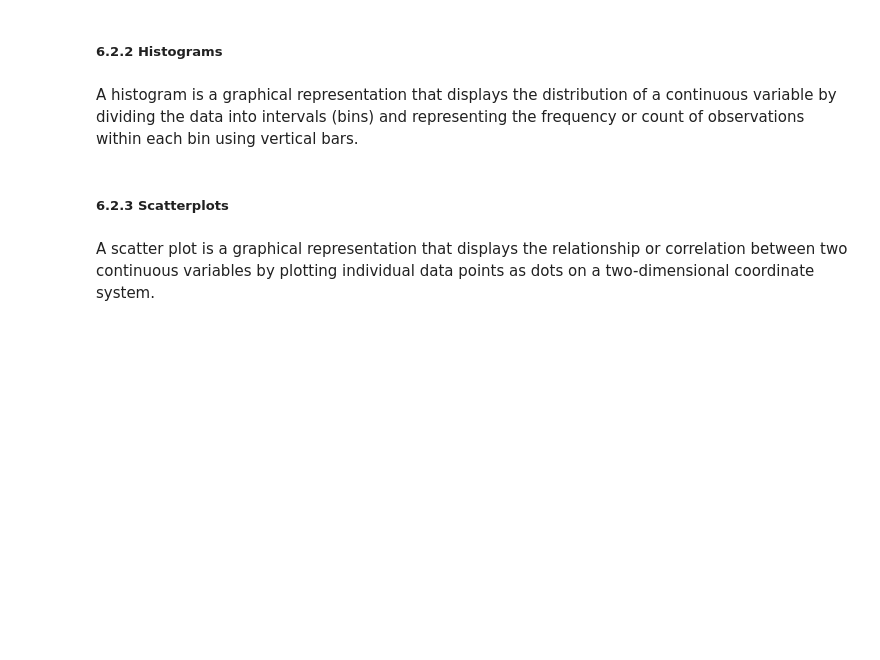
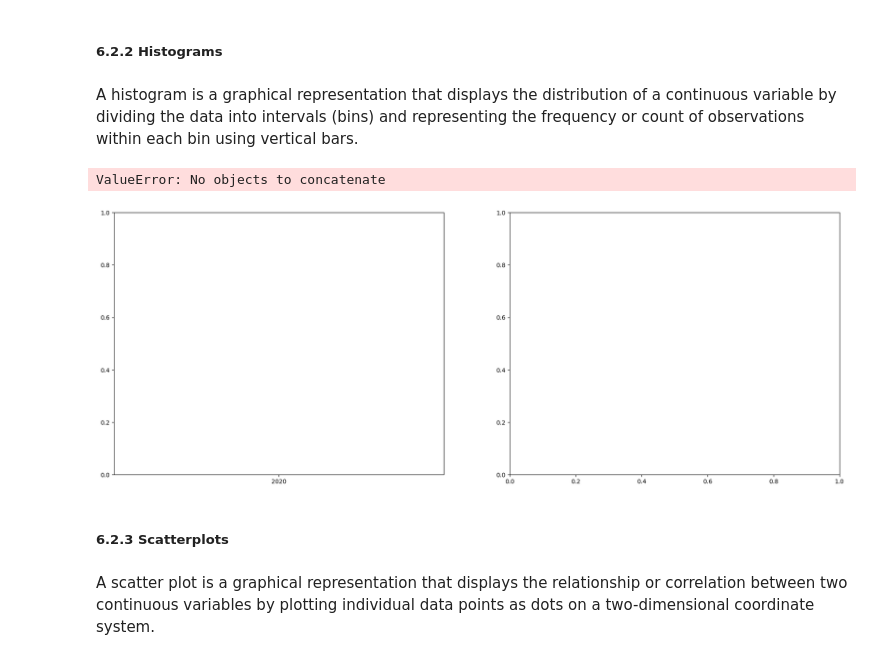
Before and after one commit to harrisbienn/data_science_notebook_templates, a Jupyter notebook: 01_exploratory_data_analysis.ipynb, the cells around one changed output. Saved outputs shown, nothing was run; the diff lists cells and outputs as text; code cells hidden in the pictures; blank space fills up the shorter version.

```diff
--- a/01_exploratory_data_analysis.ipynb
+++ b/01_exploratory_data_analysis.ipynb
@@ -990,38 +1100,41 @@ A histogram is a graphical representation that displays the distribution of a co
 # %%
 # Set figure and axes
 fig, ax = plt.subplots(1, 2, figsize = (22,8))
 
 # Define filtered data for plot 1
-df_filter1 = df1[df1['variable'] -- 'conditional statement']
+df_filter1 = bridge_gdf[bridge_gdf['Priority'] < 2]
 
 # Define long-tenured employees
-df_filter2 = df1[df1['variable'] -- 'conditional statement']
+df_filter2 = bridge_gdf[bridge_gdf['Priority'] > 2]
 
 # Plot 1 histogram
 sns.histplot(
-    data=,
-    x='variable name',
-    hue='variable name',
+    data=df_filter1,
+    x='Year Built',
+    hue='Year Built',
     discrete=1,
     hue_order=['1', '2', '3'],
     multiple='dodge',
     shrink=.5,
     ax=ax[0]
 )
 ax[0].set_title('Title', fontsize='14')
 
 # Plot 2 histogram
 sns.histplot(
-    data= ,
-    x='variable name',
-    hue='variable name',
+    data=df_filter2,
+    x='ADT (IR)',
+    hue='Priority',
     discrete=1,
     hue_order=['1', '2', '3'],
     multiple='dodge',
     shrink=.5,
     ax=ax[0]
 )
 ax[0].set_title('Title', fontsize='14')
+# %% [output]
+ValueError: No objects to concatenate
+[figure, added]
 # %% [markdown]
 ##### 6.2.3 Scatterplots
 # %% [markdown]
```
Also changed, not shown: parts of 34 cells of this notebook.
